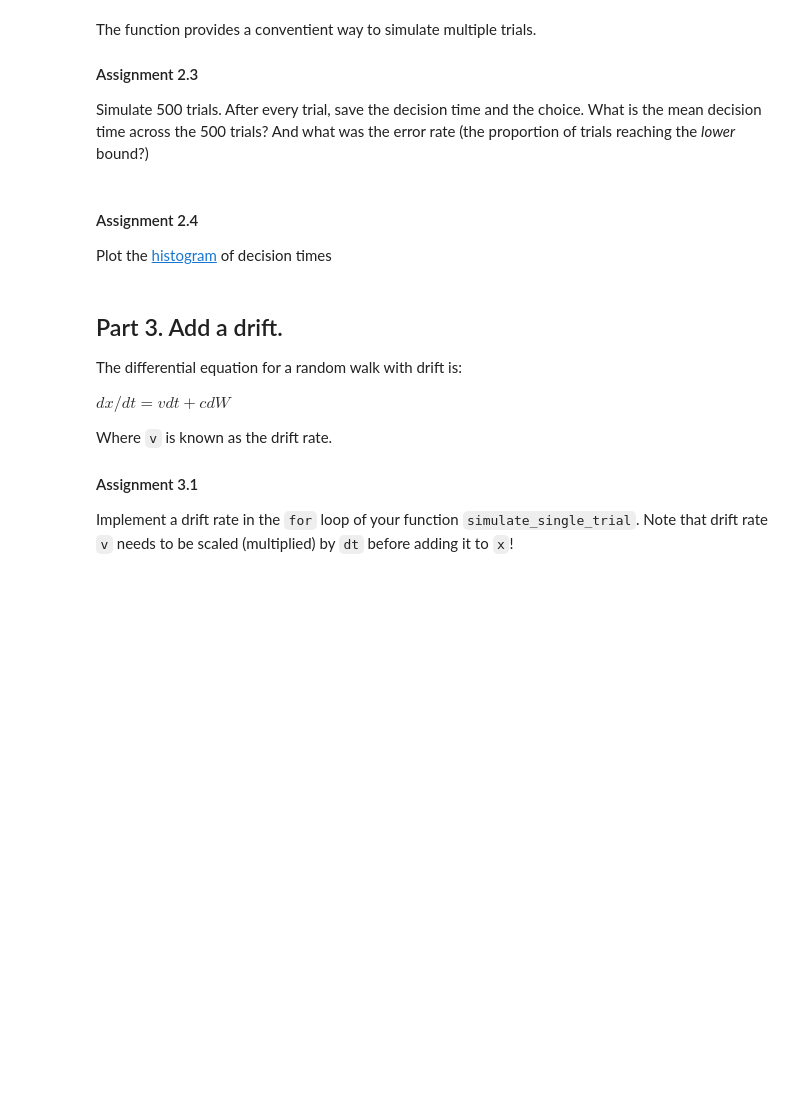
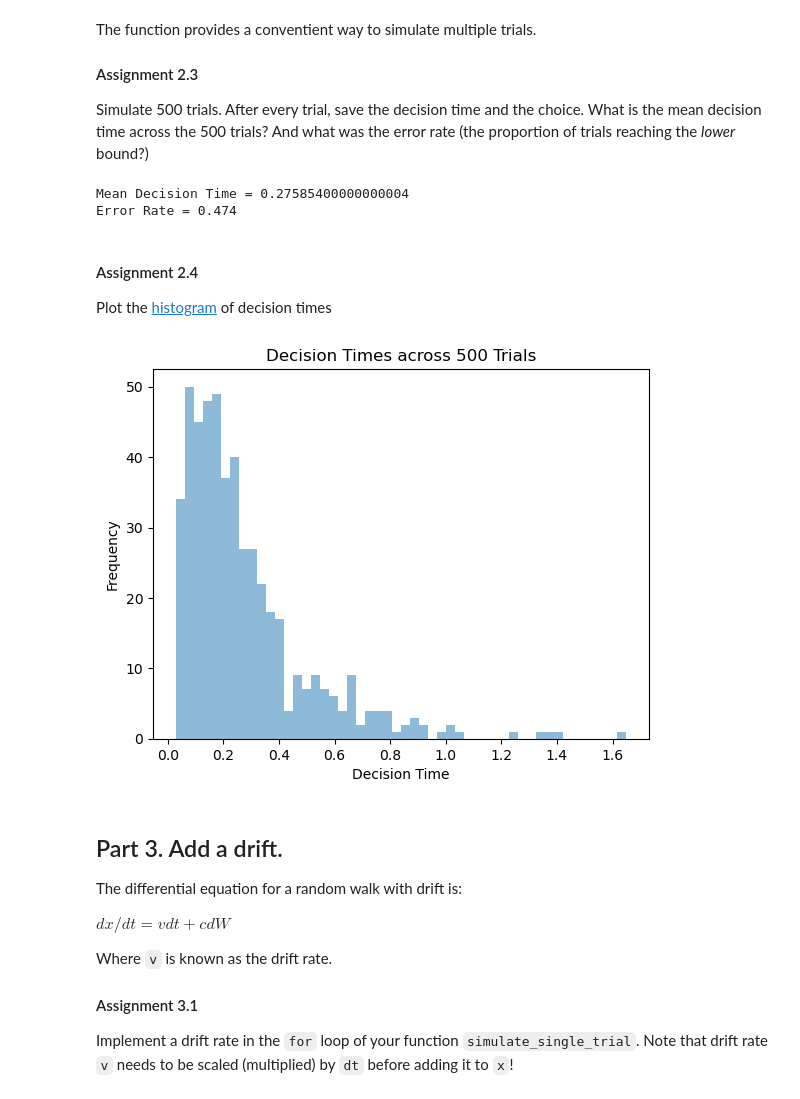
Before and after one commit to kooroshkz/Cognition_and_Computation, a Jupyter notebook: Project-3/eam.ipynb, the cells around one changed output. Saved outputs shown, nothing was run; the diff lists cells and outputs as text; code cells hidden in the pictures; blank space fills up the shorter version.

```diff
--- a/Project-3/eam.ipynb
+++ b/Project-3/eam.ipynb
@@ -92,7 +136,28 @@ Set `a = 0.5` and simulate the for loop until `a` is reached (with maximally 500
 #### Assignment 2.2. Wrap your code in a function
 Create a new function called `simulate_single_trial`. It takes as arguments: `a`, `c`, `dt`, and `max_time_steps`. In the function, the for loop is executed. The function returns the decision time, the choice, and `xs`
 # %%
-### your code
+def simulate_single_trial(a, c, dt, max_time_steps):
+    x = 0
+    xs = []
+    decision_time = 0
+    choice_made = "No choice"
+
+    # Simulate the random walk
+    for i in range(max_time_steps):
+        std_dev = np.sqrt(c * dt)
+        x += np.random.normal(0, std_dev)
+        xs.append(x)
+
+        if x >= a:
+            decision_time = (i + 1) * dt
+            choice_made = "upper"
+            break
+        elif x <= -a:
+            decision_time = (i + 1) * dt
+            choice_made = "lower"
+            break
+
+    return decision_time, choice_made, xs
 # %% [markdown]
 The function provides a conventient way to simulate multiple trials.
 
@@ -100,12 +165,35 @@ The function provides a conventient way to simulate multiple trials.
 Simulate 500 trials. After every trial, save the decision time and the choice.
 What is the mean decision time across the 500 trials? And what was the error rate (the proportion of trials reaching the *lower* bound?)
 # %%
-### your code
+time = []
+choices = []
+
+# Simulate 500 trials
+for i in range(500):
+    decision_time, choice_made, _ = simulate_single_trial(a=0.5, c=1, dt=0.001, max_time_steps=5000)
+    time.append(decision_time)
+    choices.append(1 if choice_made == "upper" else 0)
+
+# Calculate Mean Decision Time (MDT here) and error rate
+MDT = np.mean(time)
+rate = choices.count(0) / len(choices)
+
+print(f"Mean Decision Time = {MDT}")
+print("Error Rate =", rate)
+# %% [output]
+Mean Decision Time = 0.27585400000000004
+Error Rate = 0.474
 # %% [markdown]
 #### Assignment 2.4
 Plot the [histogram](https://matplotlib.org/stable/api/_as_gen/matplotlib.pyplot.hist.html) of decision times
 # %%
-### your code
+plt.hist(time, bins=50, alpha=0.5)
+plt.xlabel("Decision Time")
+plt.ylabel("Frequency")
+plt.title("Decision Times across 500 Trials")
+plt.show()
+# %% [output]
+[figure, added]
 # %% [markdown]
 ## Part 3. Add a drift.
 
```
Also changed, not shown: parts of 8 cells of this notebook.
